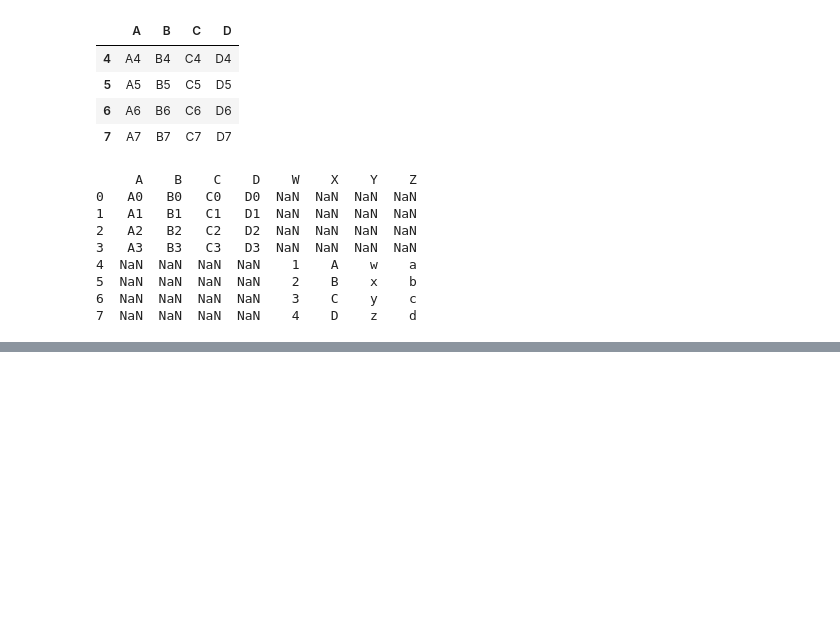
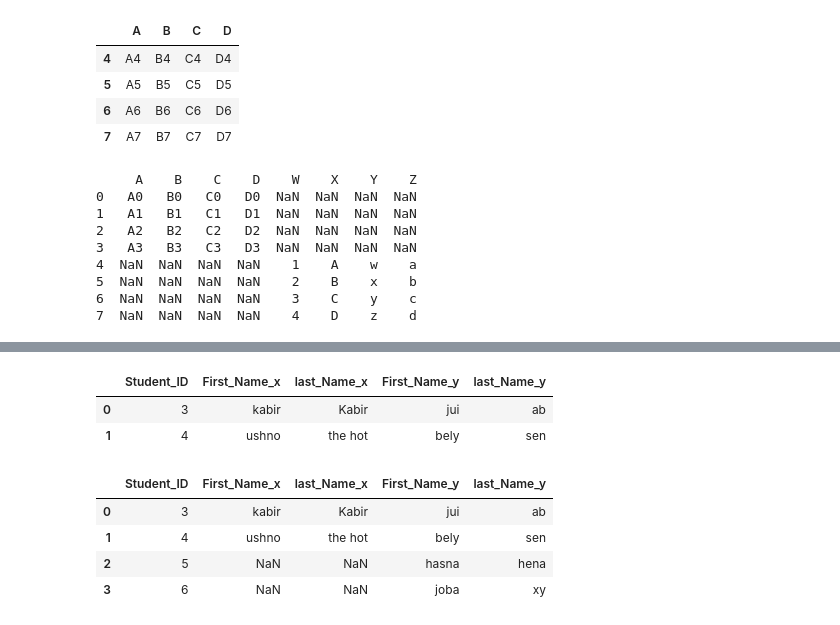
Before and after one commit to priyakter/Python, a Jupyter notebook: pandas.ipynb, the cells around one changed output, grey strips where cells are left out. Saved outputs shown, nothing was run; the diff lists cells and outputs as text; code cells hidden in the pictures; blank space fills up the shorter version.

```diff
--- a/pandas.ipynb
+++ b/pandas.ipynb
@@ -81,0 +152,14 @@ print(result)
+# %%
+pd.merge(df_a,df_b,on='Student_ID',how='inner')
+# %% [output]
+|  | Student_ID | First_Name_x | last_Name_x | First_Name_y | last_Name_y |
+| 0 | 3 | kabir | Kabir | jui | ab |
+| 1 | 4 | ushno | the hot | bely | sen |
+# %%
+pd.merge(df_a,df_b,on='Student_ID',how='right')
+# %% [output]
+|  | Student_ID | First_Name_x | last_Name_x | First_Name_y | last_Name_y |
+| 0 | 3 | kabir | Kabir | jui | ab |
+| 1 | 4 | ushno | the hot | bely | sen |
+| 2 | 5 | NaN | NaN | hasna | hena |
+| 3 | 6 | NaN | NaN | joba | xy |
```
Also changed, not shown: parts of 5 cells of this notebook.
